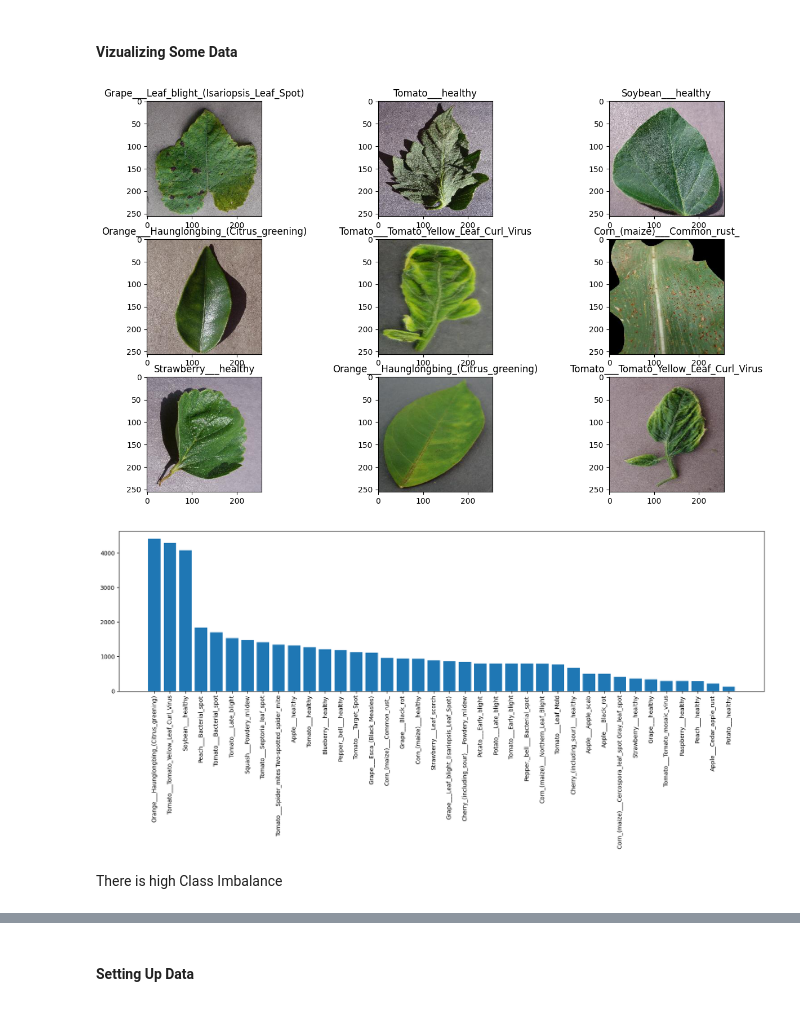
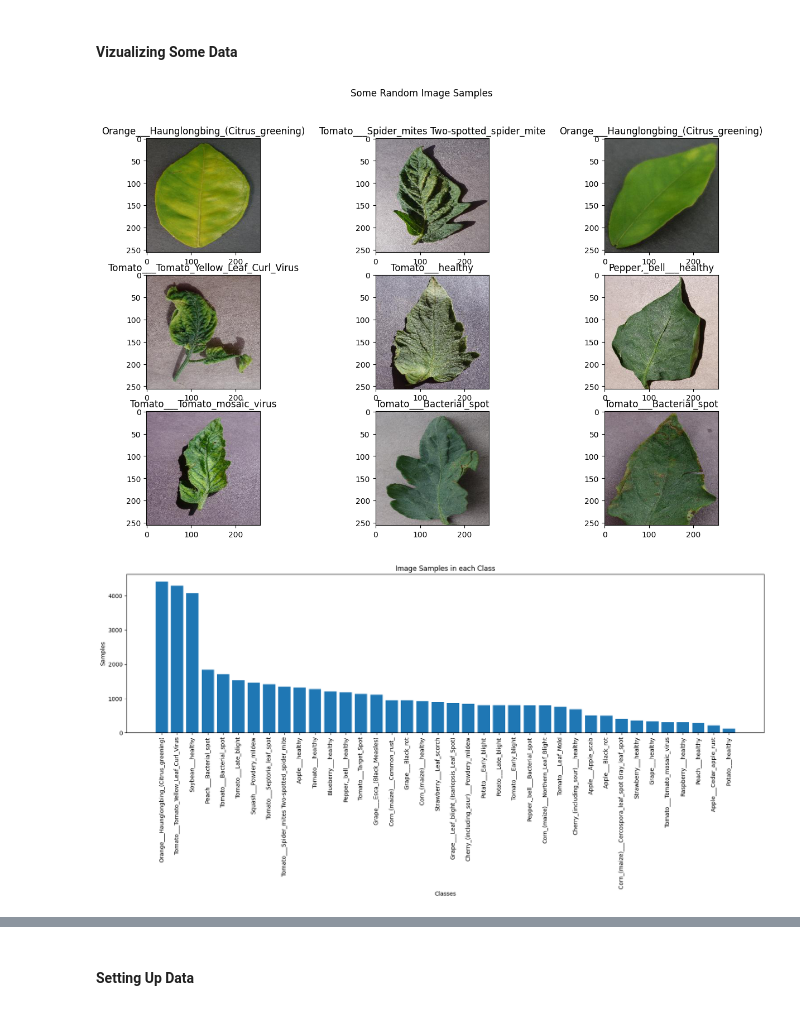
Before and after one commit to Pranav-Nagpure/Plant-Disease-Prediction-NB, a Jupyter notebook: Plant Disease Prediction.ipynb, the cells around one changed output, grey strips where cells are left out. Saved outputs shown, nothing was run; the diff lists cells and outputs as text; code cells hidden in the pictures.

```diff
--- a/Plant Disease Prediction.ipynb
+++ b/Plant Disease Prediction.ipynb
@@ -91,23 +107,25 @@ test_df = load_filepaths('dataset/dataset/test')
 # %%
 # Vizualize some random images
 images = train_df.sample(n=9)
 fig, ax = plt.subplots(3, 3, figsize=(15, 9))
+fig.suptitle('Some Random Image Samples')
 for i in range(3):
     for j in range(3):
         k = 3 * i + j
         img = imread(images.iloc[k, 1])
         ax[i][j].imshow(img)
         ax[i][j].set_title(images.iloc[k, 0])
 # %% [output]
-[figure, old version]
+[figure, new version]
 # %%
 # Vizualize counts of classes
 data = train_df['label'].value_counts()
 
 fig, ax = plt.subplots(figsize=(20, 5))
+ax.set_xlabel('Classes')
+ax.set_ylabel('Samples')
+ax.set_title('Image Samples in each Class')
 _ = ax.bar(data.index, data)
 ax.tick_params(axis='x', labelrotation=90)
 # %% [output]
-[figure, old version]
+[figure, new version]
-# %% [markdown]
-There is high Class Imbalance
```
Also changed, not shown: parts of 14 cells of this notebook.
